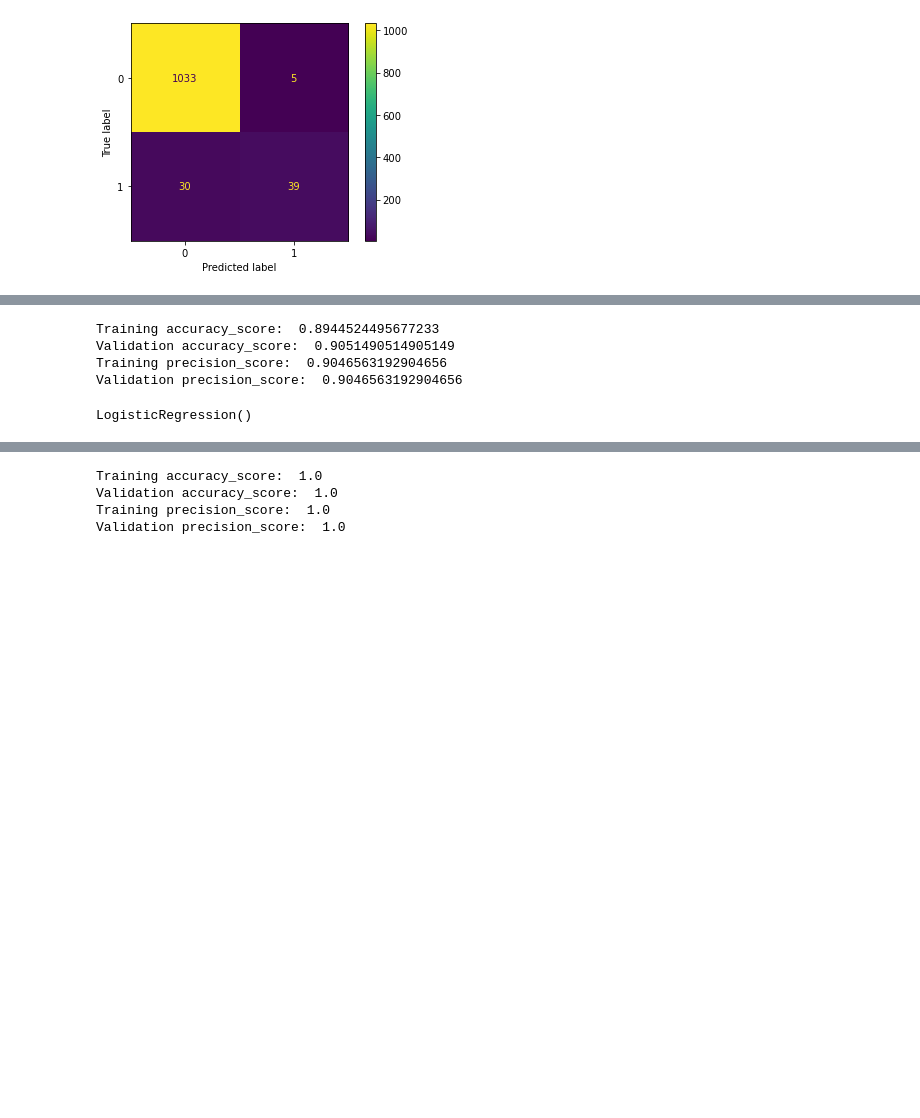
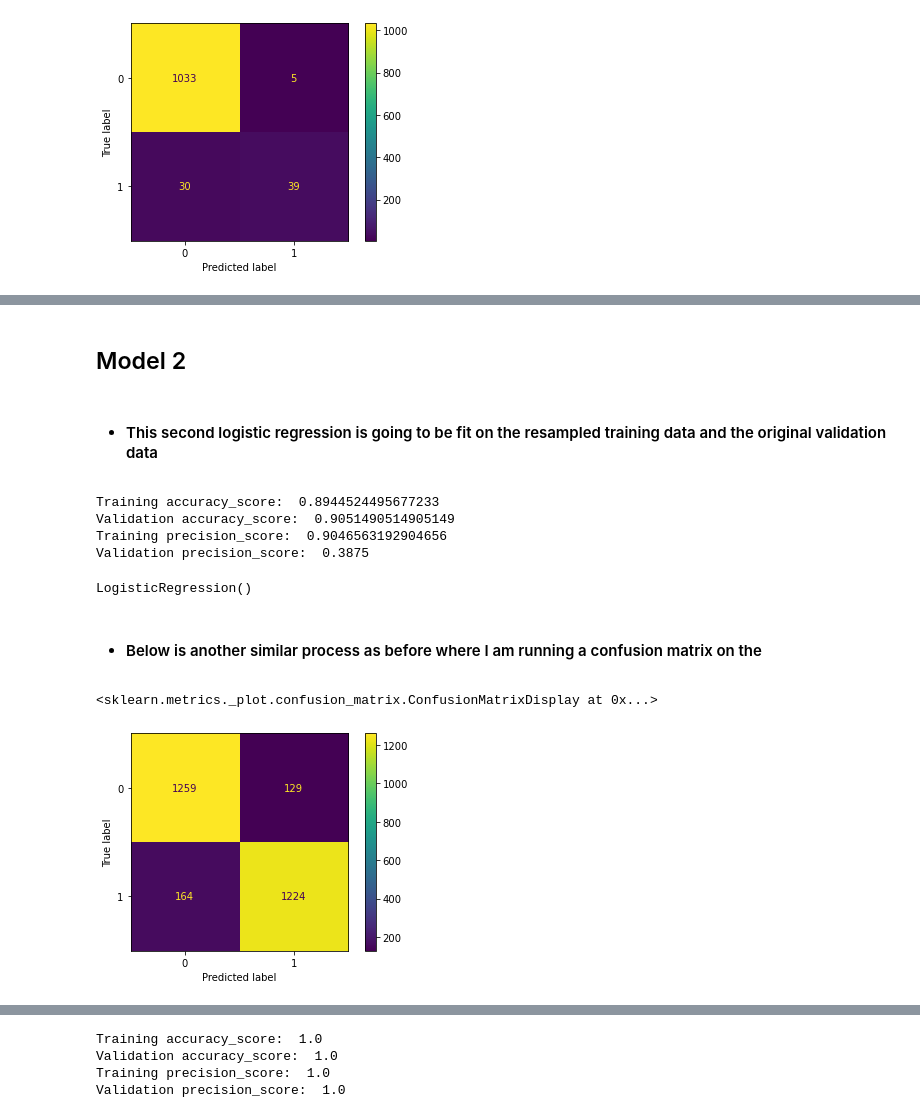
Before and after one commit to haydenj8/NBA_Project3, a Jupyter notebook: Project_Notebook_1.ipynb, the cells around one changed output, grey strips where cells are left out. Drawn from its saved outputs; the diff is of its cells as text; code cells hidden in the pictures; blank space fills up the shorter version.

```diff
--- a/Project_Notebook_1.ipynb
+++ b/Project_Notebook_1.ipynb
@@ -531,13 +571,24 @@ from imblearn.over_sampling import SMOTE
 sm = SMOTE(random_state=2021)
 # %%
 X_train_res, y_train_res = sm.fit_resample(X_train_scaled, y_train)
+# %% [markdown]
+## Model 2
+# %% [markdown]
+- #### This second logistic regression is going to be fit on the resampled training data and the original validation data
 # %%
 logreg2 = LogisticRegression()
 # %%
-modeling_function(logreg1, X_train_res, y_train_res, X_val_scaled, y_tr_val)
+modeling_function(logreg2, X_train_res, y_train_res, X_val_scaled, y_tr_val)
 # %% [output]
 Training accuracy_score:  0.8944524495677233
 Validation accuracy_score:  0.9051490514905149
 Training precision_score:  0.9046563192904656
-Validation precision_score:  0.9046563192904656
+Validation precision_score:  0.3875
 LogisticRegression()
+# %% [markdown]
+- #### Below is another similar process as before where I am running a confusion matrix on the
+# %%
+plot_confusion_matrix(logreg2, X_train_res, y_train_res)
+# %% [output]
+<sklearn.metrics._plot.confusion_matrix.ConfusionMatrixDisplay at 0x...>
+[figure, added]
```
Also changed, not shown: parts of 18 cells of this notebook.
